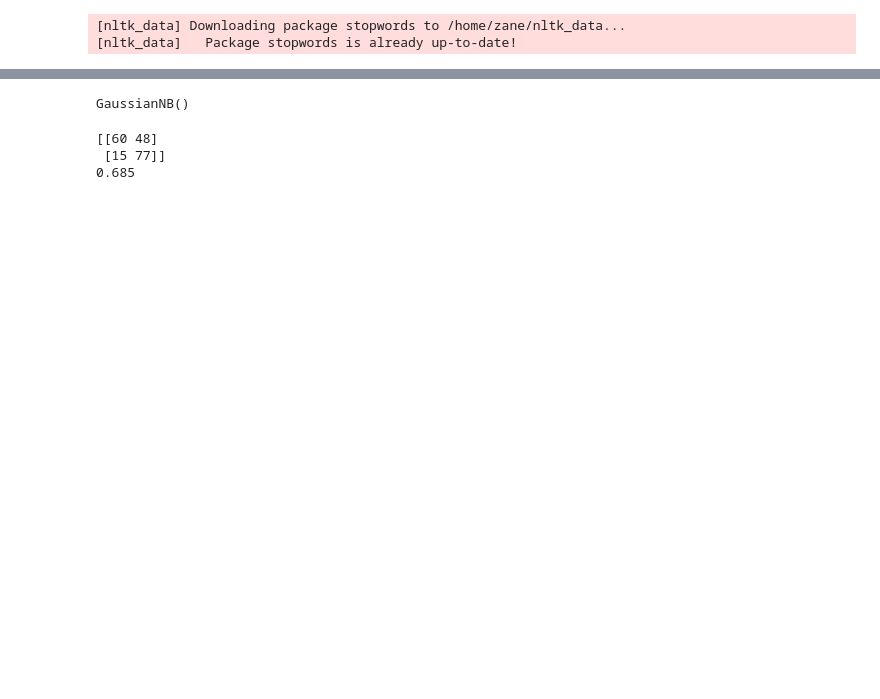
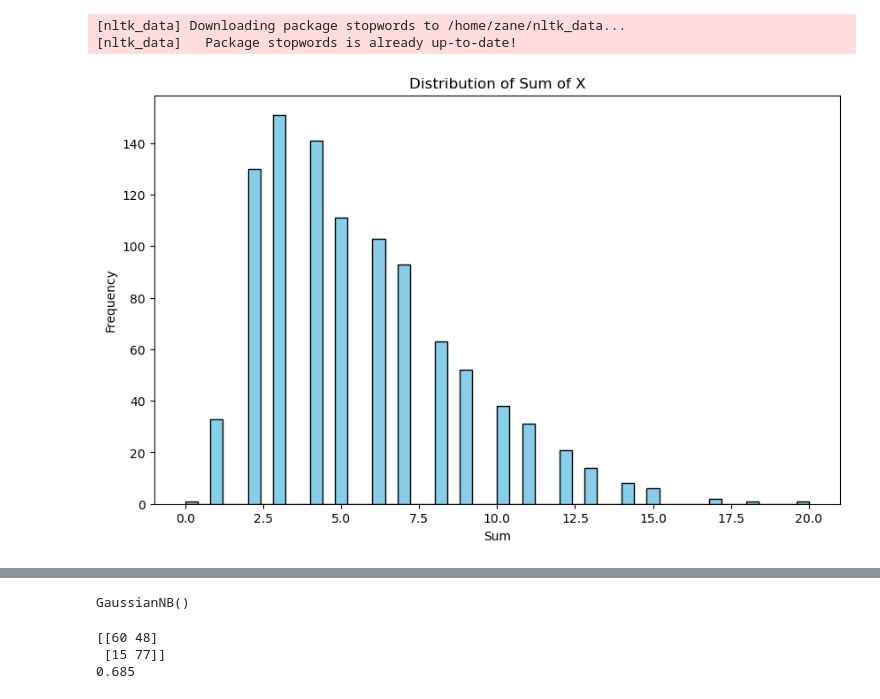
Before and after one commit to Joyvin/OptiPick, a Jupyter notebook: py/train/t.ipynb, the cells around one changed output, grey strips where cells are left out. Saved outputs shown, nothing was run; the diff lists cells and outputs as text; code cells hidden in the pictures; blank space fills up the shorter version.

```diff
--- a/py/train/t.ipynb
+++ b/py/train/t.ipynb
@@ -28,5 +29,16 @@ for i in range(0,1000):
 # %%
 from sklearn.feature_extraction.text import CountVectorizer
 cv=CountVectorizer(max_features=1500)
 x=cv.fit_transform(corpus).toarray()
 y=dataset.iloc[:,-1].values
+sum_x = np.sum(x, axis=1)
+
+# Create a histogram
+plt.figure(figsize=(10,6))
+plt.hist(sum_x, bins=50, color='skyblue', edgecolor='black')
+plt.title('Distribution of Sum of X')
+plt.xlabel('Sum')
+plt.ylabel('Frequency')
+plt.show()
+# %% [output]
+[figure, added]
```
Also changed, not shown: parts of 4 cells of this notebook.
